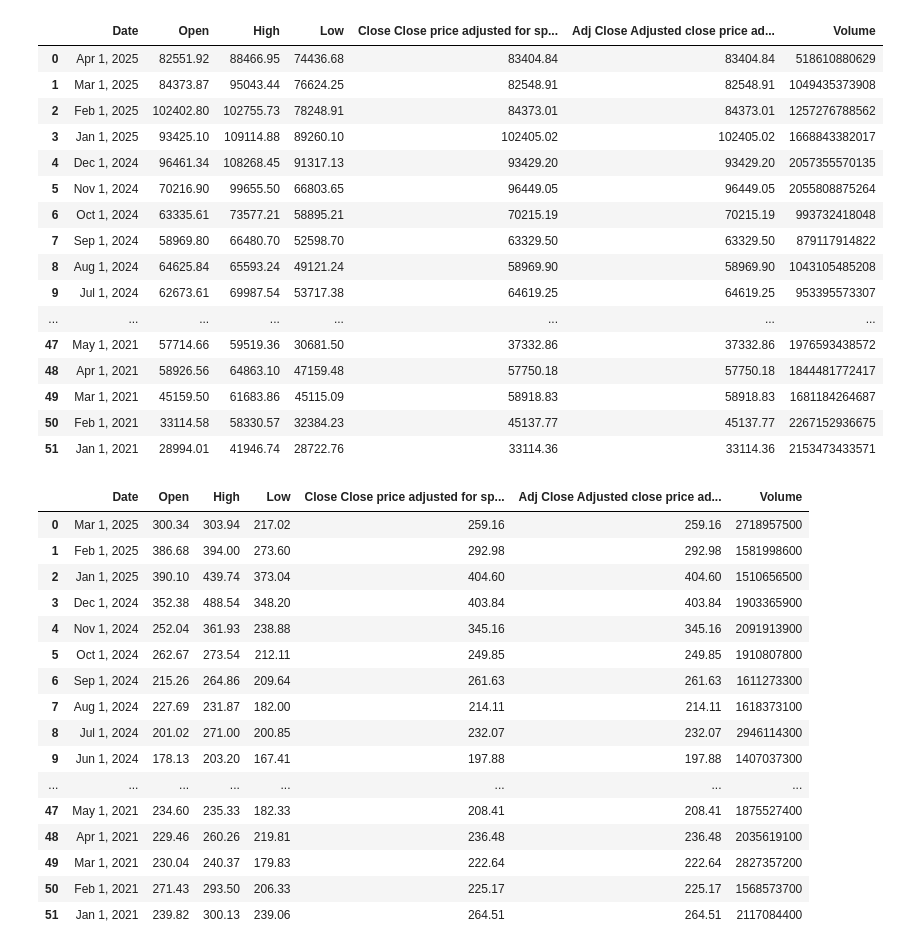
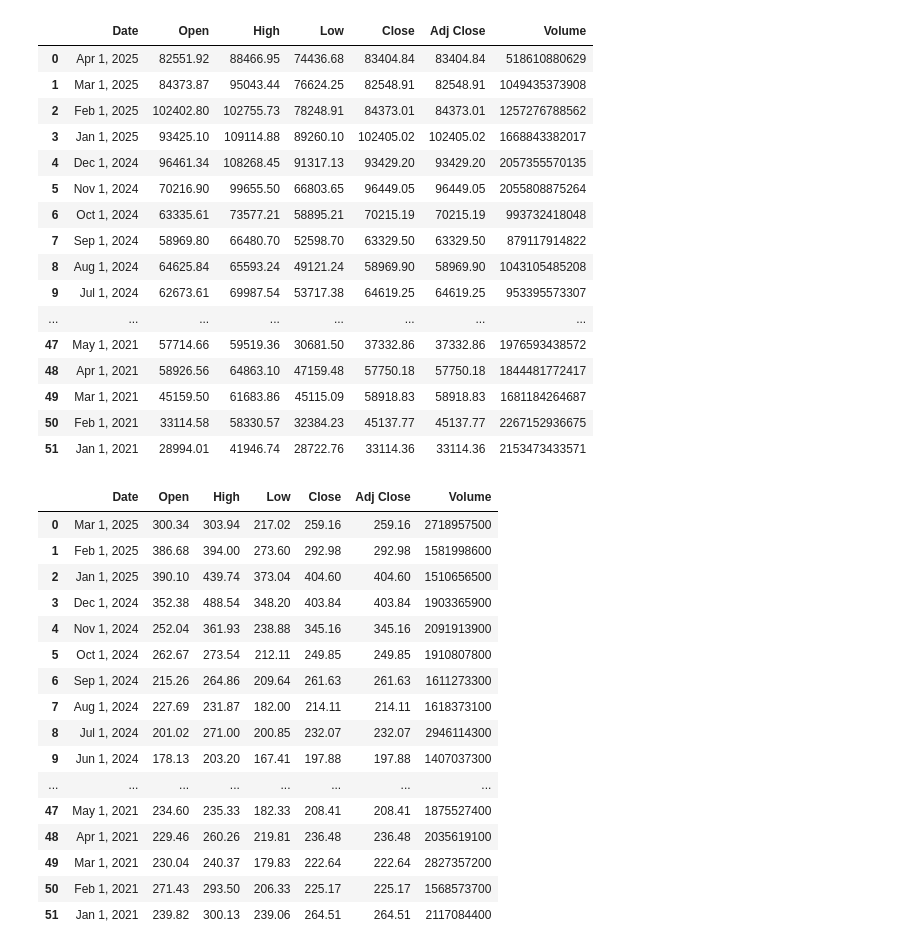
Before and after one commit to Pooja-Goel07/Asset-Risk-Profiles-A-Data-Driven-Comparison, a Jupyter notebook: Source_Data_Handling/fetch_investment_data.ipynb, the cells around one changed output. Cells and saved outputs as stored; diff of their text form; code cells hidden in the pictures.

Commit message:
Processes raw asset CSVs into two analysis-ready tables

```diff
--- a/First.ipynb
+++ b/Source_Data_Handling/fetch_investment_data.ipynb
@@ -1,30 +1,36 @@
 # %%
 import requests
 from bs4 import BeautifulSoup
 import pandas as pd
 from io import StringIO
 
 url = "https://finance.yahoo.com/quote/BTC-USD/history/?guccounter=1&guce_referrer=aHR0cHM6Ly9sb2dpbi55YWhvby5jb20v&guce_referrer_sig=AQAAALubNDKSaVUvXhq0ZwfcBQFzXwRPUW2mB1BEYHIqt9sEf1CvJ0S-NekMm0tpUm7qaMokLEEkMnN5is-2rMf9zLWAVPB2ma1ekseNkQKNDUcB8PgjN9v9bK_ZTlPa28XPKmS1mMMIZQGVZmxDbk5xQcipShfWsIB1xdor_3rUmmJe&frequency=1mo&period1=1609459200&period2=1743465600"  # Replace with your actual URL
 
 headers = {
     "User-Agent": "Mozilla/5.0"
 }
 
 # Get the page
 page = requests.get(url, headers=headers)
 soup = BeautifulSoup(page.text, 'html.parser')
 
 # Find the div by its class
 table_div = soup.find('div', class_='table-container yf-1jecxey')
 
 # Print the content inside that div
 table = table_div.find('table')
 df = pd.read_html(StringIO(str(table)))[0]
+
+# Rename the 6th column (index 5) and the column with "Close Close price adjusted for splits"
+df.columns.values[4] = 'Close'
+df.columns.values[5] = 'Adj Close'
+
+# Display the DataFrame with the new column names
 pd.set_option('display.max_rows', None)
 pd.set_option('display.max_columns', None)
 display(df)
 # %% [output]
-|  | Date | Open | High | Low | Close Close price adjusted for sp... | Adj Close Adjusted close price ad... | Volume |
+|  | Date | Open | High | Low | Close | Adj Close | Volume |
 | 0 | Apr 1, 2025 | 82551.92 | 88466.95 | 74436.68 | 83404.84 | 83404.84 | 518610880629 |
 | 1 | Mar 1, 2025 | 84373.87 | 95043.44 | 76624.25 | 82548.91 | 82548.91 | 1049435373908 |
 | 2 | Feb 1, 2025 | 102402.80 | 102755.73 | 78248.91 | 84373.01 | 84373.01 | 1257276788562 |
@@ -59,18 +65,23 @@ response = requests.get(url, headers=headers)
 # Wrap the HTML response in StringIO to avoid the warning
 tables = pd.read_html(StringIO(response.text))
 
+
 # The first table contains the historical data
 df = tables[0]
 
 # Optional: remove non-price rows like "Dividend" or "Stock Split"
 df = df[~df['Open'].astype(str).str.contains("Dividend|Split", na=False)]
 
+df.columns.values[4] = 'Close'
+df.columns.values[5] = 'Adj Close'
+
+
 # Display full table
 pd.set_option('display.max_rows', None)
 pd.set_option('display.max_columns', None)
 display(df)
 # %% [output]
-|  | Date | Open | High | Low | Close Close price adjusted for sp... | Adj Close Adjusted close price ad... | Volume |
+|  | Date | Open | High | Low | Close | Adj Close | Volume |
 | 0 | Mar 1, 2025 | 300.34 | 303.94 | 217.02 | 259.16 | 259.16 | 2718957500 |
 | 1 | Feb 1, 2025 | 386.68 | 394.00 | 273.60 | 292.98 | 292.98 | 1581998600 |
 | 2 | Jan 1, 2025 | 390.10 | 439.74 | 373.04 | 404.60 | 404.60 | 1510656500 |
```
Also changed, not shown: parts of 3 cells of this notebook, 6 other files.
